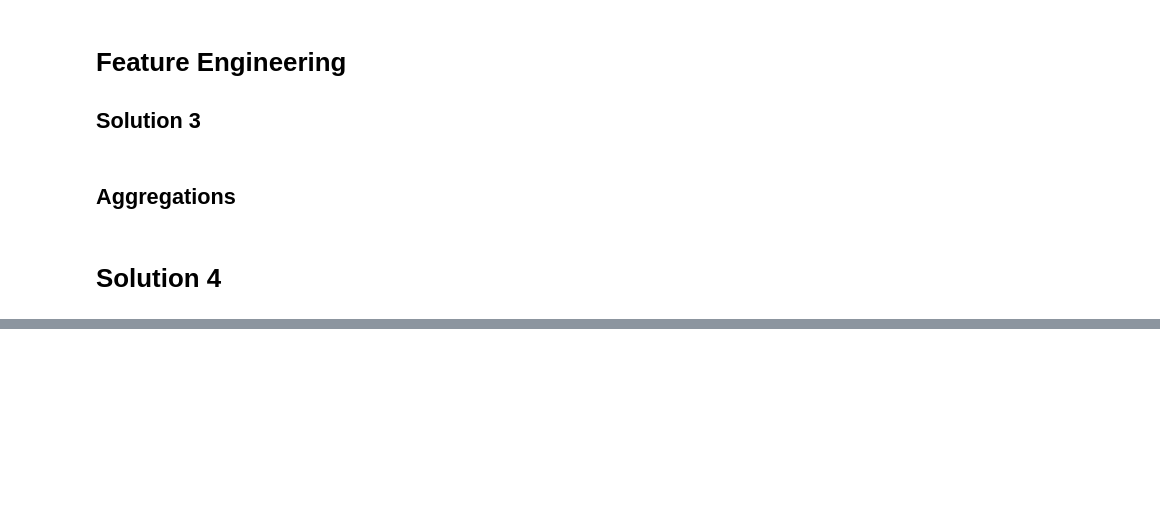
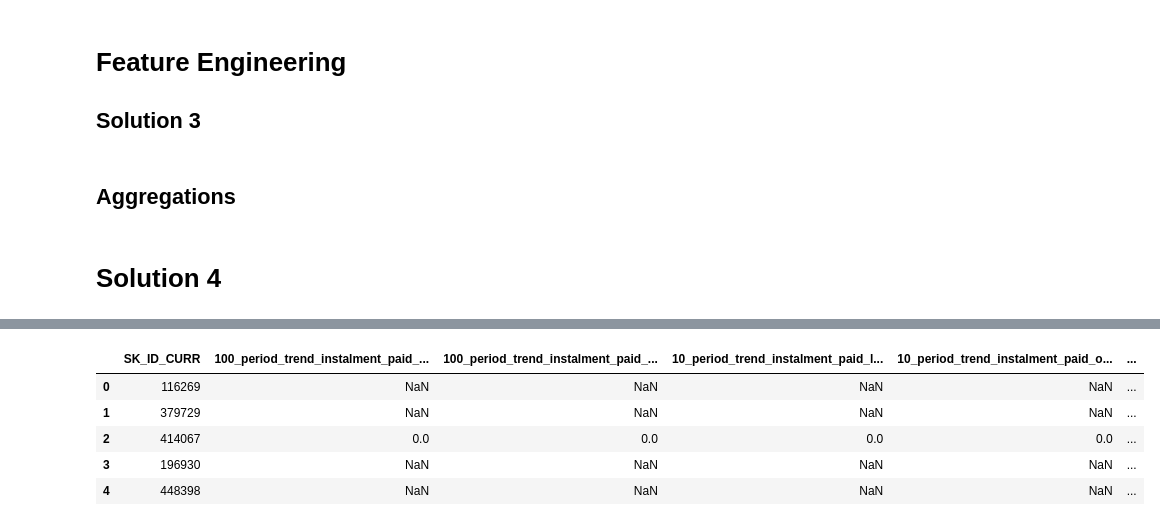
Before and after one commit to minerva-ml/open-solution-home-credit, a Jupyter notebook: notebooks/eda-installments.ipynb, the cells around one changed output, grey strips where cells are left out. Drawn from its saved outputs; the diff is of its cells as text; code cells hidden in the pictures; blank space fills up the shorter version.

```diff
--- a/notebooks/eda-installments.ipynb
+++ b/notebooks/eda-installments.ipynb
@@ -145,0 +172,40 @@ display(features.head())
+# %%
+def trend_in_last_k_instalment_features(gr, periods):
+    gr_ = gr.copy()
+    gr_.sort_values(['DAYS_INSTALMENT'],ascending=False, inplace=True)
+
+    features = {}
+
+    for period in periods:
+        gr_period = gr_.iloc[:period]
+
+
+        features = _add_trend_feature(features,gr_period,
+                                      'instalment_paid_late_in_days','{}_period_trend_'.format(period)
+                                     )
+        features = _add_trend_feature(features,gr_period,
+                                      'instalment_paid_over_amount','{}_period_trend_'.format(period)
+                                     )
+    return features
+
+def _add_trend_feature(features,gr,feature_name, prefix):
+    y = gr[feature_name].values
+    x = np.arange(0,len(y))
+    z = np.polyfit(x,y,1)
+    features['{}{}'.format(prefix,feature_name)] = z[0]
+    return features
+# %%
+func = partial(trend_in_last_k_instalment_features, periods=[10,50,100,500])
+
+g = parallel_apply(groupby, func, index_name='SK_ID_CURR',
+                   num_workers=16, chunk_size=10000).reset_index()
+features = features.merge(g, on='SK_ID_CURR', how='left')
+
+display(features.head())
+# %% [output]
+|  | SK_ID_CURR | 100_period_trend_instalment_paid_... | 100_period_trend_instalment_paid_... | 10_period_trend_instalment_paid_l... | 10_period_trend_instalment_paid_o... | ... |
+| 0 | 116269 | NaN | NaN | NaN | NaN | ... |
+| 1 | 379729 | NaN | NaN | NaN | NaN | ... |
+| 2 | 414067 | 0.0 | 0.0 | 0.0 | 0.0 | ... |
+| 3 | 196930 | NaN | NaN | NaN | NaN | ... |
+| 4 | 448398 | NaN | NaN | NaN | NaN | ... |
```
Also changed, not shown: parts of 16 cells of this notebook, 4 other files.
